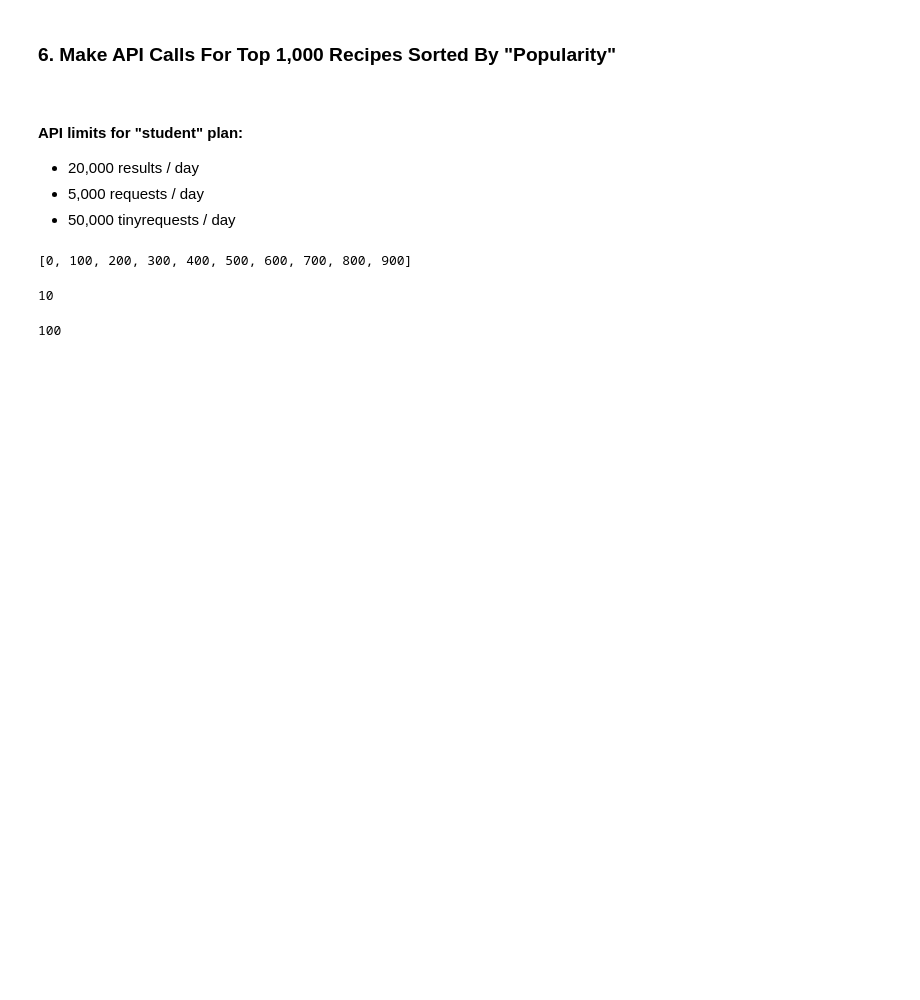
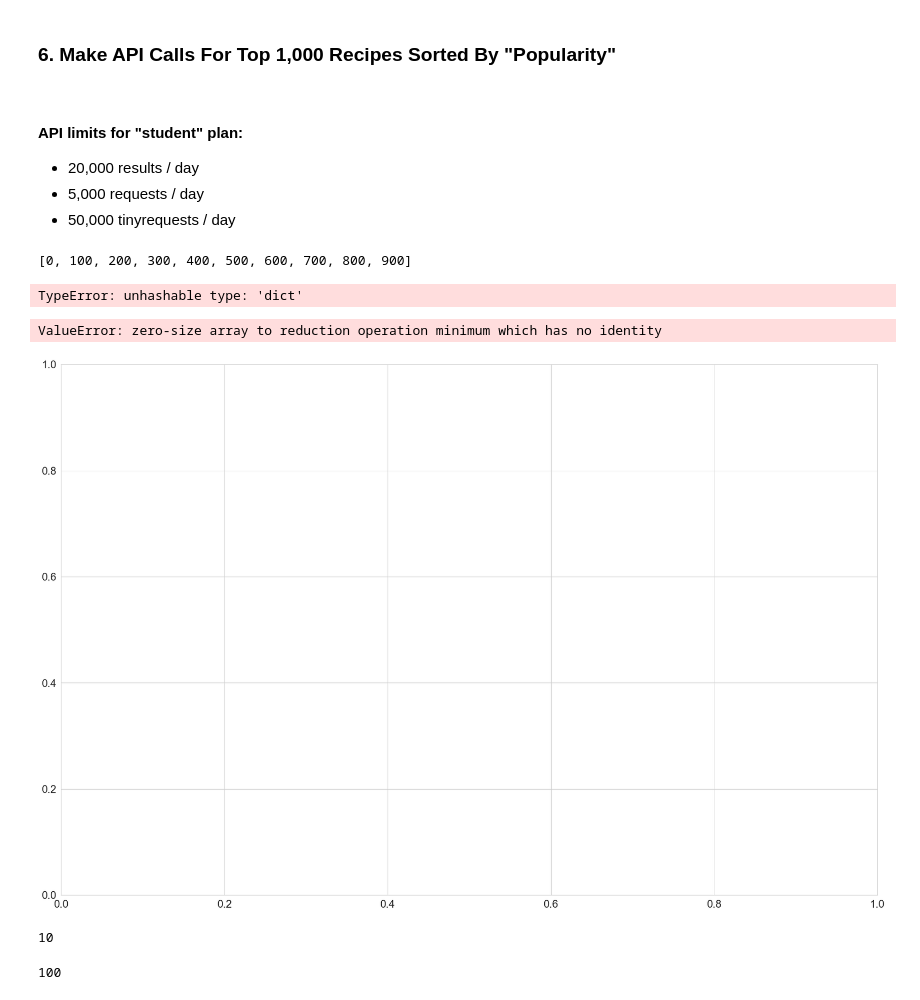
Before and after one commit to alexwcheng/recipe-webpage-ads, a Jupyter notebook: Jupyter_Notebooks/Spoonacular API Calls - Alex Update.ipynb, the cells around one changed output. Drawn from its saved outputs; the diff is of its cells as text; code cells hidden in the pictures; blank space fills up the shorter version.

Commit message:
attempted random API recipe call

```diff
--- a/Jupyter_Notebooks/Spoonacular API Calls - Alex Update.ipynb
+++ b/Jupyter_Notebooks/Spoonacular API Calls - Alex Update.ipynb
@@ -614,6 +614,47 @@ for number in offsets:
     response_popular = requests.request("GET", url, headers=headers, params=querystring)
     call_100_recipes = response_popular.json()
     top_1000_recipes.append(call_100_recipes)
+# %%
+random_1000_recipes = []
+#get random 1000 recipes
+for number in offsets:
+
+    url = "https://spoonacular-recipe-food-nutrition-v1.p.rapidapi.com/recipes/searchComplex"
+
+    querystring = {
+        "addRecipeInformation":"false",
+        "limitLicense":"false",
+        "offset":number,
+        "number":"100",
+        "sort":"random",
+    }
+
+    headers = {
+        'x-rapidapi-host': "spoonacular-recipe-food-nutrition-v1.p.rapidapi.com",
+        'x-rapidapi-key': "e1834ce5c0mshd672556248feb69p18ef70jsncbd79662d6cb"
+    }
+
+    response_popular = requests.request("GET", url, headers=headers, params=querystring)
+    rand_100_recipes = response_popular.json()
+    random_1000_recipes.append(rand_100_recipes)
+# %%
+df_rand = pd.DataFrame(columns = rand_100_recipes.keys())
+for ind_10, val in enumerate(random_1000_recipes):
+    df_new = pd.DataFrame(random_1000_recipes[ind_10])
+    df_rand = pd.concat([df_rand, df_new])
+# %%
+df_rand.describe().T
+# %% [output]
+TypeError: unhashable type: 'dict'
+# %%
+sns.set(style="whitegrid", color_codes=True, font_scale = 2)
+fig, ax = plt.subplots()
+fig.set_size_inches(30,20)
+ax = sns.heatmap(df_rand.corr(), center=0);
+plt.show()
+# %% [output]
+ValueError: zero-size array to reduction operation minimum which has no identity
+[figure, added]
 # %%
 #10 calls successfully made
 len(top_1000_recipes)
```
Also changed, not shown: 2 other files.
